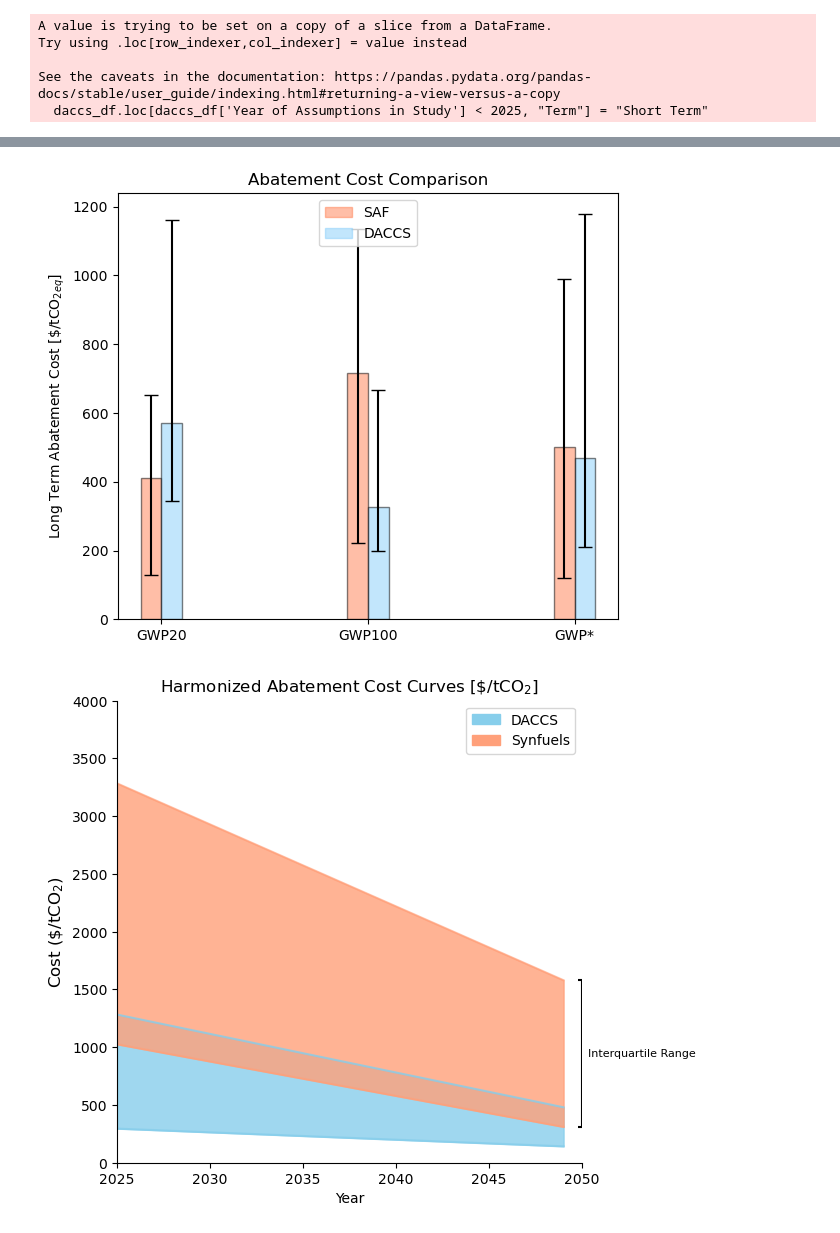
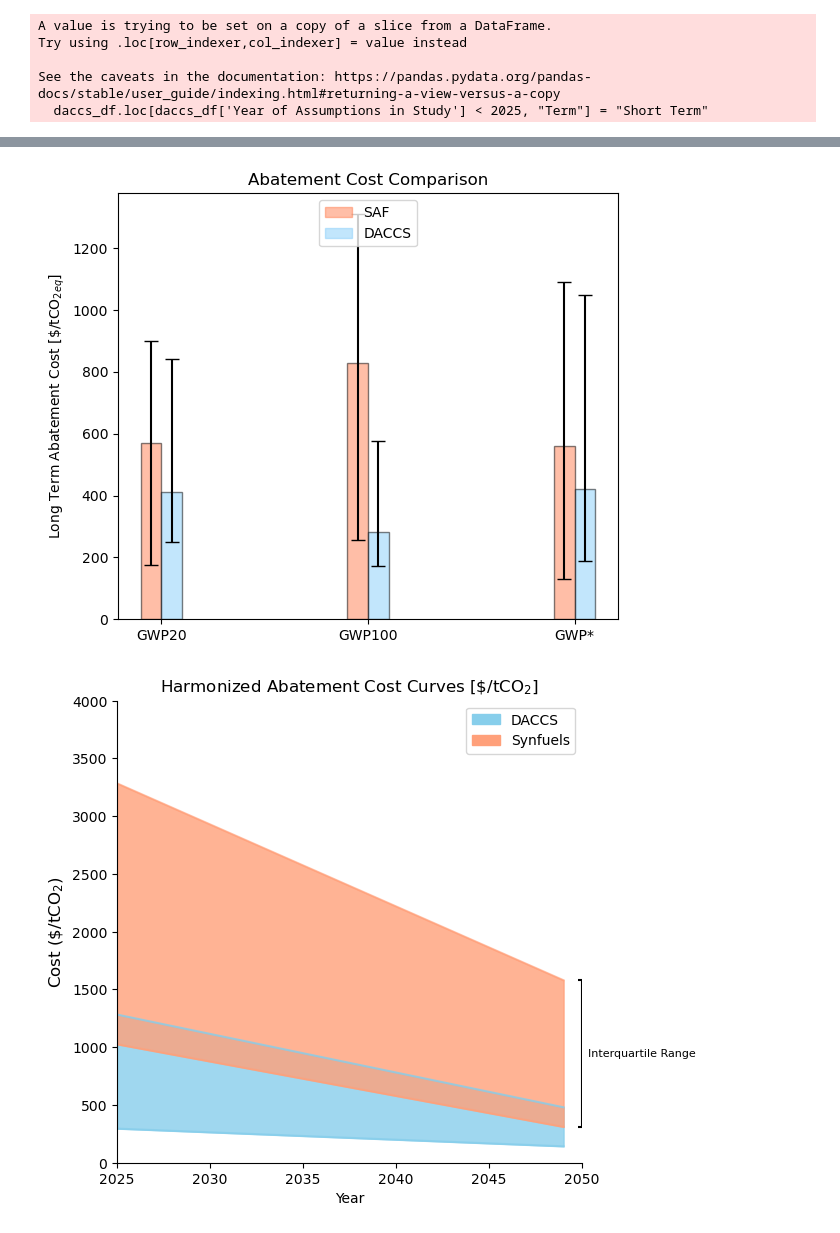
Before and after one commit to kfdsievert/DACCSvDACCU, a Jupyter notebook: code/plots.ipynb, the cells around one changed output, grey strips where cells are left out. Saved outputs shown, nothing was run; the diff lists cells and outputs as text; code cells hidden in the pictures.

```diff
--- a/code/plots.ipynb
+++ b/code/plots.ipynb
@@ -135,10 +135,11 @@ color_daccs = 'lightskyblue'  # Color for DACCS bars
 
 # Plot SAF bars
 for i, (df_name, df) in enumerate(gwp_abatement_cost_saf_dfs.items()):
+    df["Abatement Cost"] = df["Abatement Cost"].apply(lambda x: ufloat_fromstr(x))
     # Extract values
-    median_cost = df.loc[df["Quartile"] == "50%", "Abatement Cost"].values[0]
-    lower_cost = df.loc[df["Quartile"] == "25%", "Abatement Cost"].values[0]
-    upper_cost = df.loc[df["Quartile"] == "75%", "Abatement Cost"].values[0]
+    median_cost = df.loc[df["Quartile"] == "50%", "Abatement Cost"].values[0].nominal_value
+    lower_cost = df.loc[df["Quartile"] == "25%", "Abatement Cost"].values[0].nominal_value
+    upper_cost = df.loc[df["Quartile"] == "75%", "Abatement Cost"].values[0].nominal_value
 
     # Calculate bar position
     x_position = i
@@ -155,10 +156,11 @@ for i, (df_name, df) in enumerate(gwp_abatement_cost_saf_dfs.items()):
 
 # Plot DACCS bars
 for i, (df_name, df) in enumerate(gwp_abatement_cost_daccs_dfs.items()):
+    df["Abatement Cost"] = df["Abatement Cost"].apply(lambda x: ufloat_fromstr(x))
     # Extract values
-    median_cost = df.loc[df["Quartile"] == "50%", "Abatement Cost"].values[0]
-    lower_cost = df.loc[df["Quartile"] == "25%", "Abatement Cost"].values[0]
-    upper_cost = df.loc[df["Quartile"] == "75%", "Abatement Cost"].values[0]
+    median_cost = df.loc[df["Quartile"] == "50%", "Abatement Cost"].values[0].nominal_value
+    lower_cost = df.loc[df["Quartile"] == "25%", "Abatement Cost"].values[0].nominal_value
+    upper_cost = df.loc[df["Quartile"] == "75%", "Abatement Cost"].values[0].nominal_value
 
     # Calculate bar position
     x_position = i + bar_width  # Shift DACCS bar to the right
@@ -197,34 +199,34 @@ upper_cost = abatement_cost_gwp_star_daccs.loc["75%", "Abatement Cost High"]
 
 ax.bar(
     x_position, median_cost, bar_width, color=color_daccs, alpha=0.5, edgecolor='black'
 )
 ax.errorbar(
     x_position, median_cost, yerr=[[median_cost - lower_cost], [upper_cost - median_cost]],
     color='black', capsize=5, capthick=1, fmt='none'
 )
 
 # Customize plot
 ax.set_xticks(list(range(len(gwp_abatement_cost_saf_dfs))) + [len(gwp_abatement_cost_saf_dfs)])
 xtick_labels = list(gwp_abatement_cost_saf_dfs.keys()) + ["GWP*"]
 ax.set_xticks([x + bar_width / 2 for x in range(len(xtick_labels))])  # Center ticks
 ax.set_xticklabels(xtick_labels)
 ax.set_ylabel(r"Long Term Abatement Cost [\$/tCO$_{2eq}$]")
 ax.set_title("Abatement Cost Comparison")
 ax.set_ylim(bottom=0)
 
 # Add legend
 custom_legend = [
     Patch(color=color_saf, alpha=0.5, edgecolor='black', label="SAF"),
     Patch(color=color_daccs, alpha=0.5, edgecolor='black', label="DACCS"),
 ]
 ax.legend(handles=custom_legend, loc='upper center')
 
 # Adjust layout and show plot
 plt.tight_layout()
 plt.savefig(os.path.join(notebook_dir, '../outputs/figures/abatement_cost_comparison.png'))
 plt.show()
 # %% [output]
-[figure, old version]
+[figure, new version]
 # %%
 years = np.arange(2025,2050,1)
 percentile_25th_values_daccs = abatement_cost_curve_daccs["25%"]
```
Also changed, not shown: parts of 2 cells of this notebook, 17 other files.
